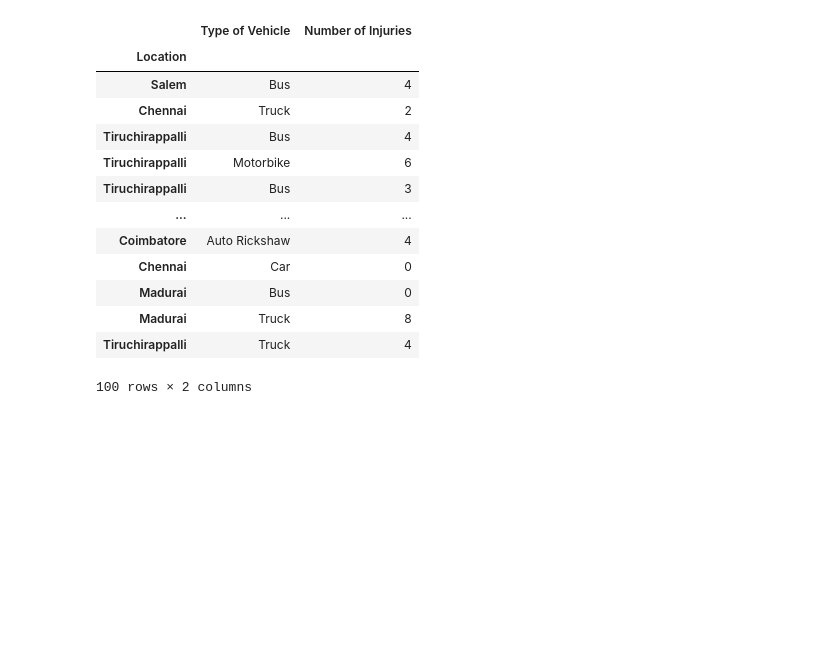
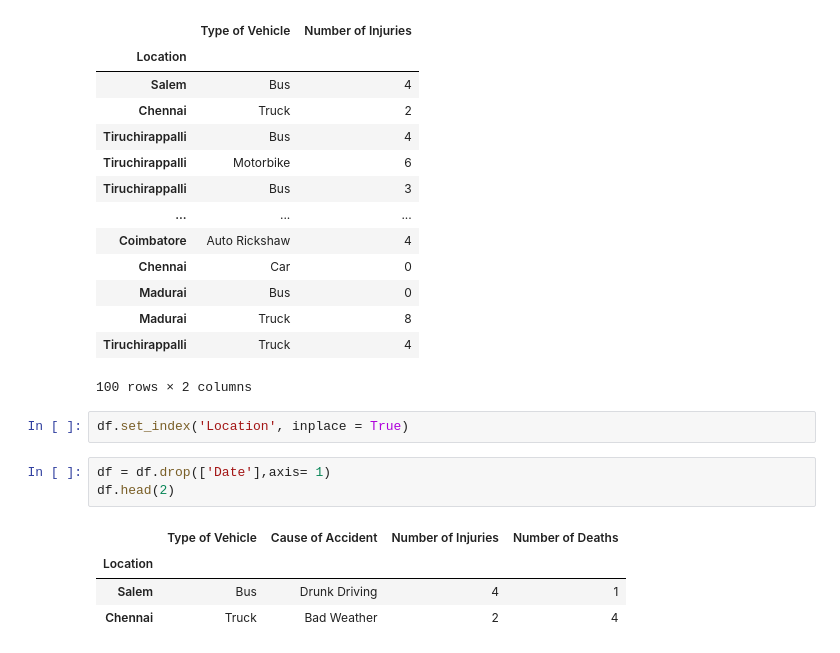
Before and after one commit to Udhay2898/HandsOnPractice_Pandas, a Jupyter notebook: Groupby.ipynb, the cells around one changed output. Drawn from its saved outputs; the diff is of its cells as text; blank space fills up the shorter version.

```diff
--- a/Groupby.ipynb
+++ b/Groupby.ipynb
@@ -122,3 +131,13 @@ df1.filter(items = ['Type of Vehicle','Number of Injuries'])
 | Madurai | Truck | 8 |
 | Tiruchirappalli | Truck | 4 |
 100 rows × 2 columns
+# %%
+df.set_index('Location', inplace = True)
+# %%
+df = df.drop(['Date'],axis= 1)
+df.head(2)
+# %% [output]
+|  | Type of Vehicle | Cause of Accident | Number of Injuries | Number of Deaths |
+| Location |  |  |  |  |
+| Salem | Bus | Drunk Driving | 4 | 1 |
+| Chennai | Truck | Bad Weather | 2 | 4 |
```
Also changed, not shown: parts of 1 cell of this notebook.
